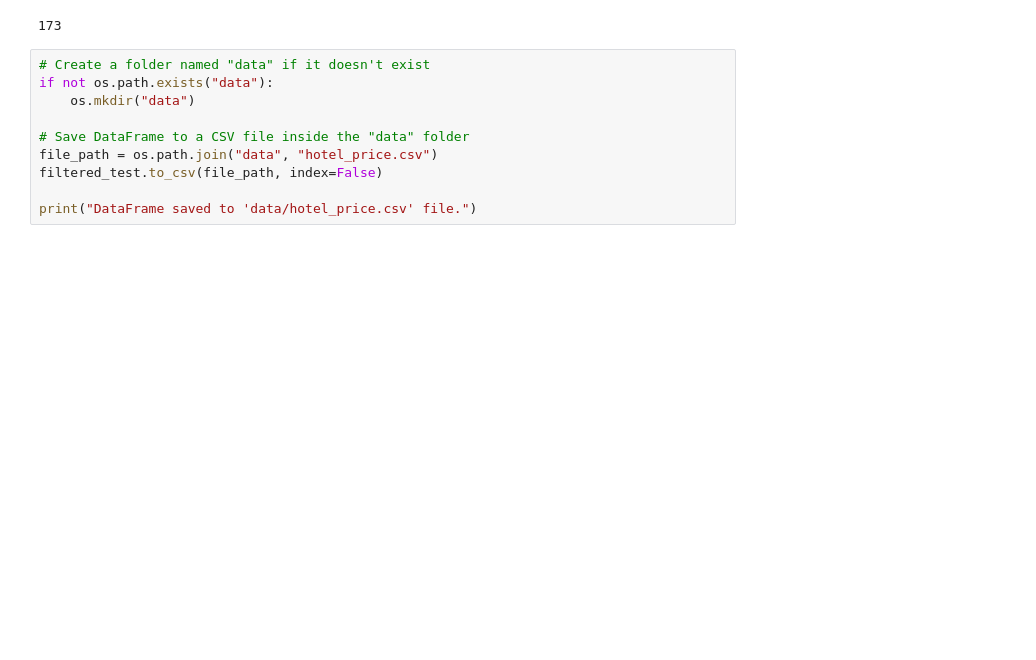
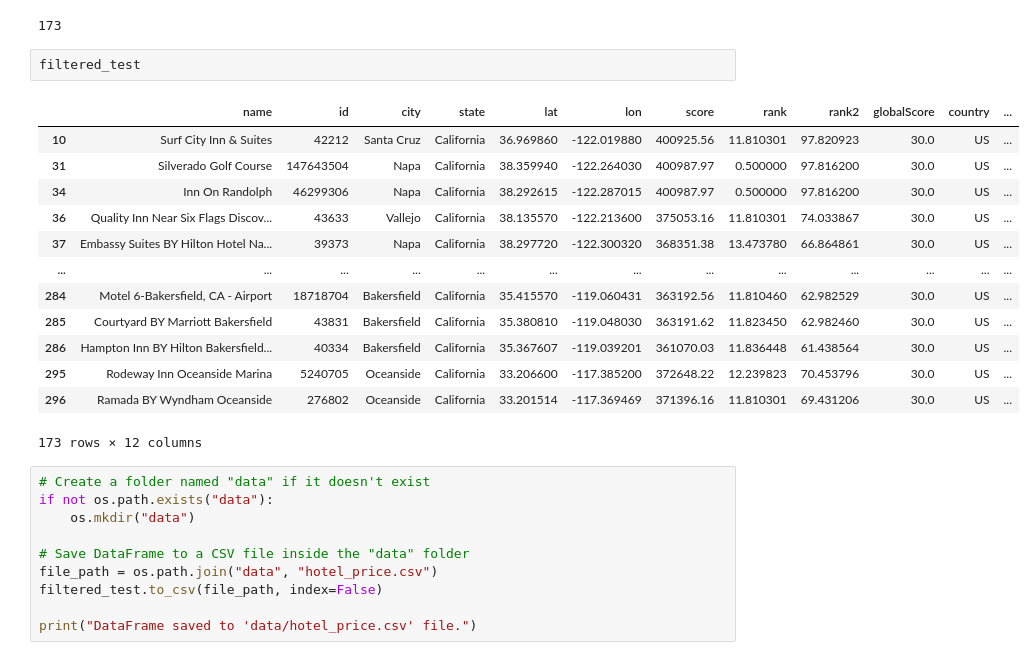
Before and after one commit to tayloresque/Project3_Group4, a Jupyter notebook: vacation_map copy.ipynb, the cells around one changed output. Saved outputs shown, nothing was run; the diff lists cells and outputs as text; blank space fills up the shorter version.

```diff
--- a/vacation_map copy.ipynb
+++ b/vacation_map copy.ipynb
@@ -408,6 +406,22 @@ filtered_test = test[test[column_to_check] != values_to_drop]
 len(filtered_test)
 # %% [output]
 173
+# %%
+filtered_test
+# %% [output]
+|  | name | id | city | state | lat | lon | score | rank | rank2 | globalScore | country | ... |
+| 10 | Surf City Inn & Suites | 42212 | Santa Cruz | California | 36.969860 | -122.019880 | 400925.56 | 11.810301 | 97.820923 | 30.0 | US | ... |
+| 31 | Silverado Golf Course | 147643504 | Napa | California | 38.359940 | -122.264030 | 400987.97 | 0.500000 | 97.816200 | 30.0 | US | ... |
+| 34 | Inn On Randolph | 46299306 | Napa | California | 38.292615 | -122.287015 | 400987.97 | 0.500000 | 97.816200 | 30.0 | US | ... |
+| 36 | Quality Inn Near Six Flags Discov... | 43633 | Vallejo | California | 38.135570 | -122.213600 | 375053.16 | 11.810301 | 74.033867 | 30.0 | US | ... |
+| 37 | Embassy Suites BY Hilton Hotel Na... | 39373 | Napa | California | 38.297720 | -122.300320 | 368351.38 | 13.473780 | 66.864861 | 30.0 | US | ... |
+| ... | ... | ... | ... | ... | ... | ... | ... | ... | ... | ... | ... | ... |
+| 284 | Motel 6-Bakersfield, CA - Airport | 18718704 | Bakersfield | California | 35.415570 | -119.060431 | 363192.56 | 11.810460 | 62.982529 | 30.0 | US | ... |
+| 285 | Courtyard BY Marriott Bakersfield | 43831 | Bakersfield | California | 35.380810 | -119.048030 | 363191.62 | 11.823450 | 62.982460 | 30.0 | US | ... |
+| 286 | Hampton Inn BY Hilton Bakersfield... | 40334 | Bakersfield | California | 35.367607 | -119.039201 | 361070.03 | 11.836448 | 61.438564 | 30.0 | US | ... |
+| 295 | Rodeway Inn Oceanside Marina | 5240705 | Oceanside | California | 33.206600 | -117.385200 | 372648.22 | 12.239823 | 70.453796 | 30.0 | US | ... |
+| 296 | Ramada BY Wyndham Oceanside | 276802 | Oceanside | California | 33.201514 | -117.369469 | 371396.16 | 11.810301 | 69.431206 | 30.0 | US | ... |
+173 rows × 12 columns
 # %%
 # Create a folder named "data" if it doesn't exist
 if not os.path.exists("data"):
```
Also changed, not shown: parts of 4 cells of this notebook, 2 other files.
